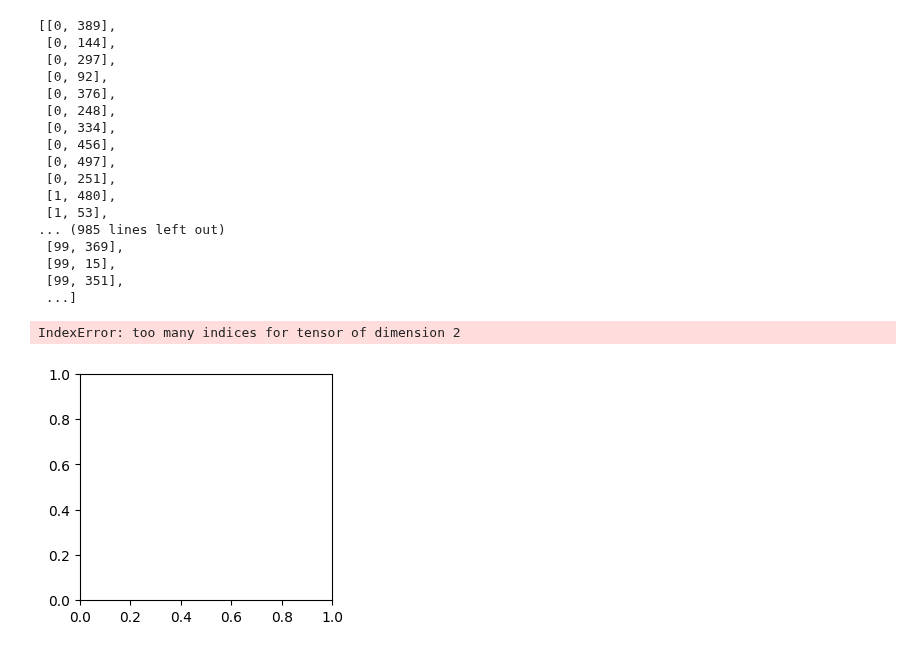
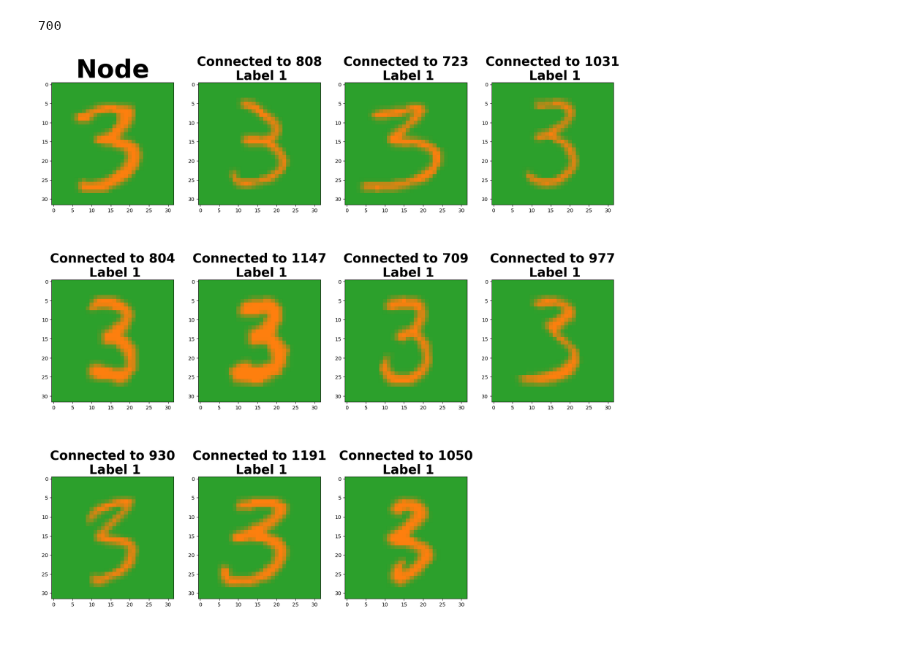
Before and after one commit to DIDSR/DomId, a Jupyter notebook: notebooks/graph_visualization.ipynb, the cells around one changed output. Saved outputs shown, nothing was run; the diff lists cells and outputs as text; code cells hidden in the pictures.

```diff
--- a/notebooks/graph_visualization.ipynb
+++ b/notebooks/graph_visualization.ipynb
@@ -70,43 +60,28 @@ tensor([[0],
         [8]], dtype=torch.int32)
 # %%
-connection_pairs
+features_ = features.reshape(len(features), 3, 32, 32)
-# %% [output]
-[[0, 389],
- [0, 144],
- [0, 297],
- [0, 92],
- [0, 376],
- [0, 248],
- [0, 334],
- [0, 456],
- [0, 497],
- [0, 251],
- [1, 480],
- [1, 53],
-... (985 lines left out)
- [99, 369],
- [99, 15],
- [99, 351],
- ...]
 # %%
 import matplotlib.pyplot as plt
 
-def visualize_per_node_connections(features, connections, labels, start):
-
-    plt.figure(figsize=(15, 10))
+def visualize_per_node_connections(features, connections, labels):
+    fs_title =25
+    plt.figure(figsize=(20, 20))
     plt.subplot(3, 4, 1)
-    plt.imshow(features[connections[0][0], 0, :, :])
-    plt.title('Node')
+    print(connections[0][0])
+    img = features[connections[0][0], :, :, :].permute(1, 2 , 0)
+    plt.imshow(img)
+    plt.title('Node',fontsize=2*fs_title, weight='bold')
 
     for i in range(0, 10):
         plt.subplot(3, 4, i + 2)
         connected_to_idx = connections[i][1]
-        plt.imshow(features[connected_to_idx, 0, :, :])
-        plt.title(f'Connected to {connected_to_idx} Label_{labels[connected_to_idx].item()}')
+        img = features[connected_to_idx, :, :, :].permute(1 , 2, 0)
+        plt.imshow(img)
+        plt.title('Connected to '+str(connected_to_idx)+'\n Label '+str(labels[connected_to_idx].item()),fontsize=fs_title, weight='bold' )
 
     plt.show()
 # %%
-visualize_per_node_connections(features, connection_pairs[:10], labels, 0)
+visualize_per_node_connections(features_, connection_pairs[7000:7010], labels)
 # %% [output]
-IndexError: too many indices for tensor of dimension 2
+700
-[figure, old version]
+[figure, new version]
```
Also changed, not shown: parts of 3 cells of this notebook, 9 other files.
